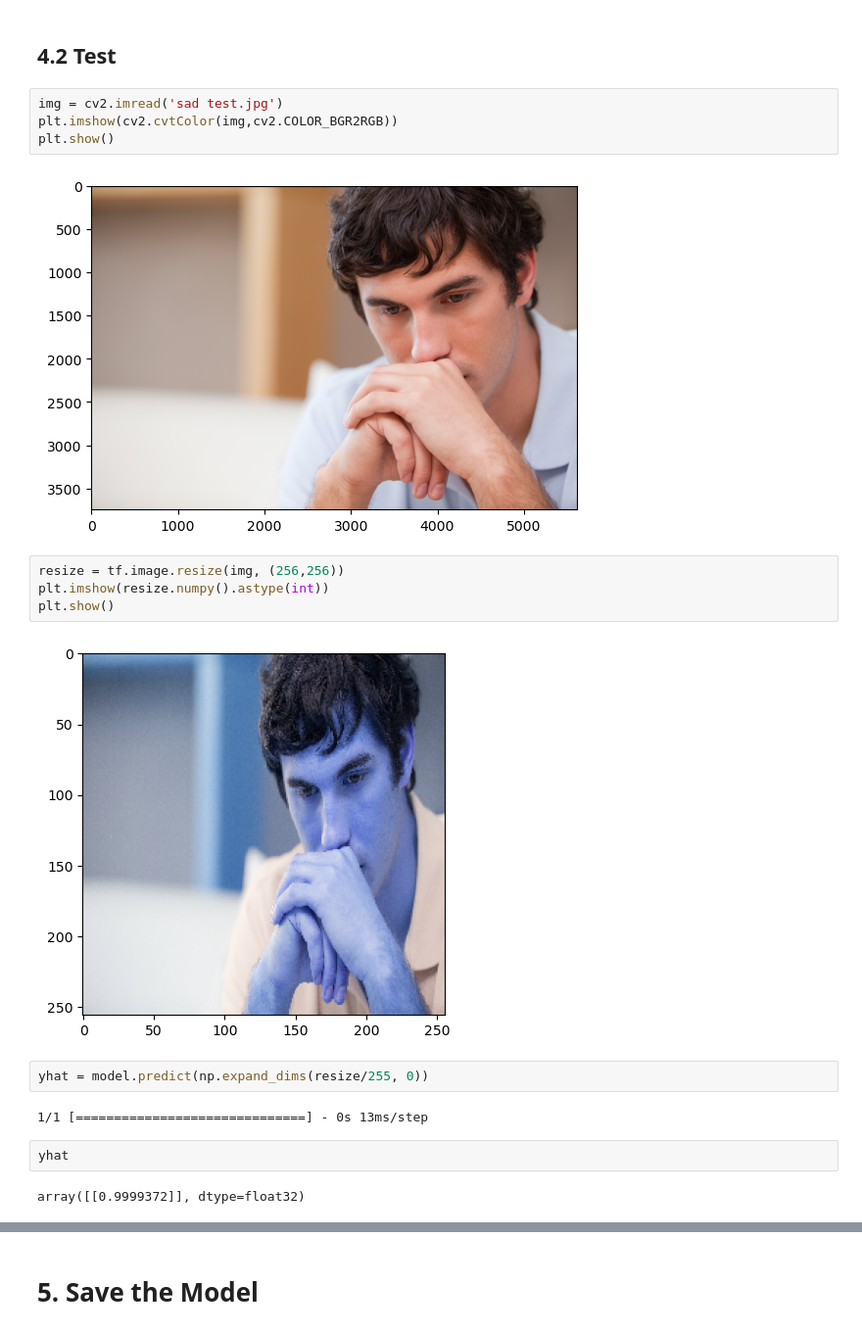
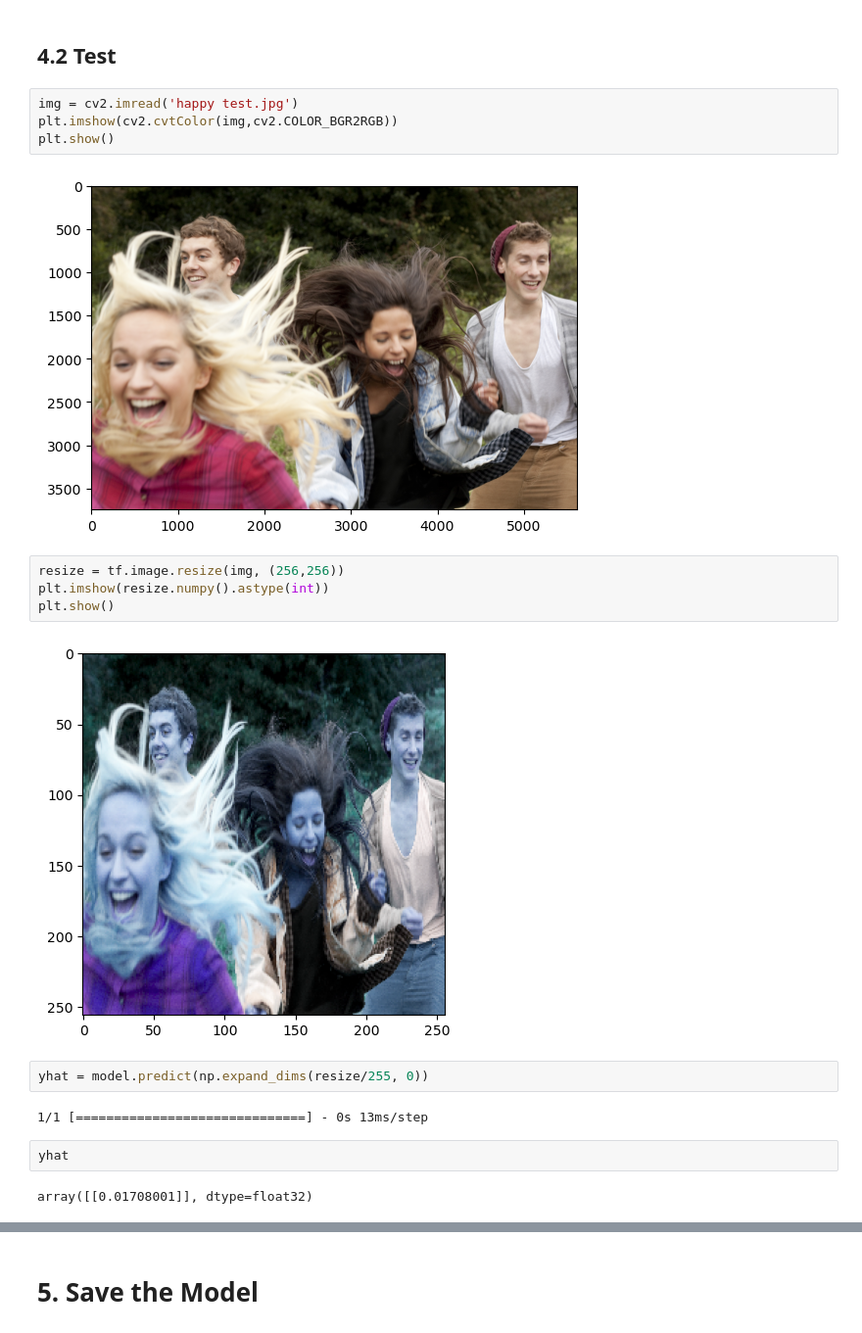
Before and after one commit to Nargesmohammadi/Emotion-Detection-CNN, a Jupyter notebook: Emotion Detection.ipynb, the cells around one changed output, grey strips where cells are left out. Shown at 98% size. Saved outputs shown, nothing was run; the diff lists cells and outputs as text.

```diff
--- a/Emotion Detection.ipynb
+++ b/Emotion Detection.ipynb
@@ -510,17 +510,17 @@ Precision:1.0, Recall:1.0, Accuracy:1.0
 # %% [markdown]
 ## 4.2 Test
 # %%
-img = cv2.imread('sad test.jpg')
+img = cv2.imread('happy test.jpg')
 plt.imshow(cv2.cvtColor(img,cv2.COLOR_BGR2RGB))
 plt.show()
 # %% [output]
-[figure, old version]
+[figure, new version]
 # %%
 resize = tf.image.resize(img, (256,256))
 plt.imshow(resize.numpy().astype(int))
 plt.show()
 # %% [output]
-[figure, old version]
+[figure, new version]
 # %%
 yhat = model.predict(np.expand_dims(resize/255, 0))
 # %% [output]
@@ -528,7 +528,7 @@ yhat = model.predict(np.expand_dims(resize/255, 0))
 # %%
 yhat
 # %% [output]
-array([[0.9999372]], dtype=float32)
+array([[0.01708001]], dtype=float32)
 # %%
 if yhat > 0.5:
     print(f'Predicted class is Sad')
```
Also changed, not shown: parts of 11 cells of this notebook.
